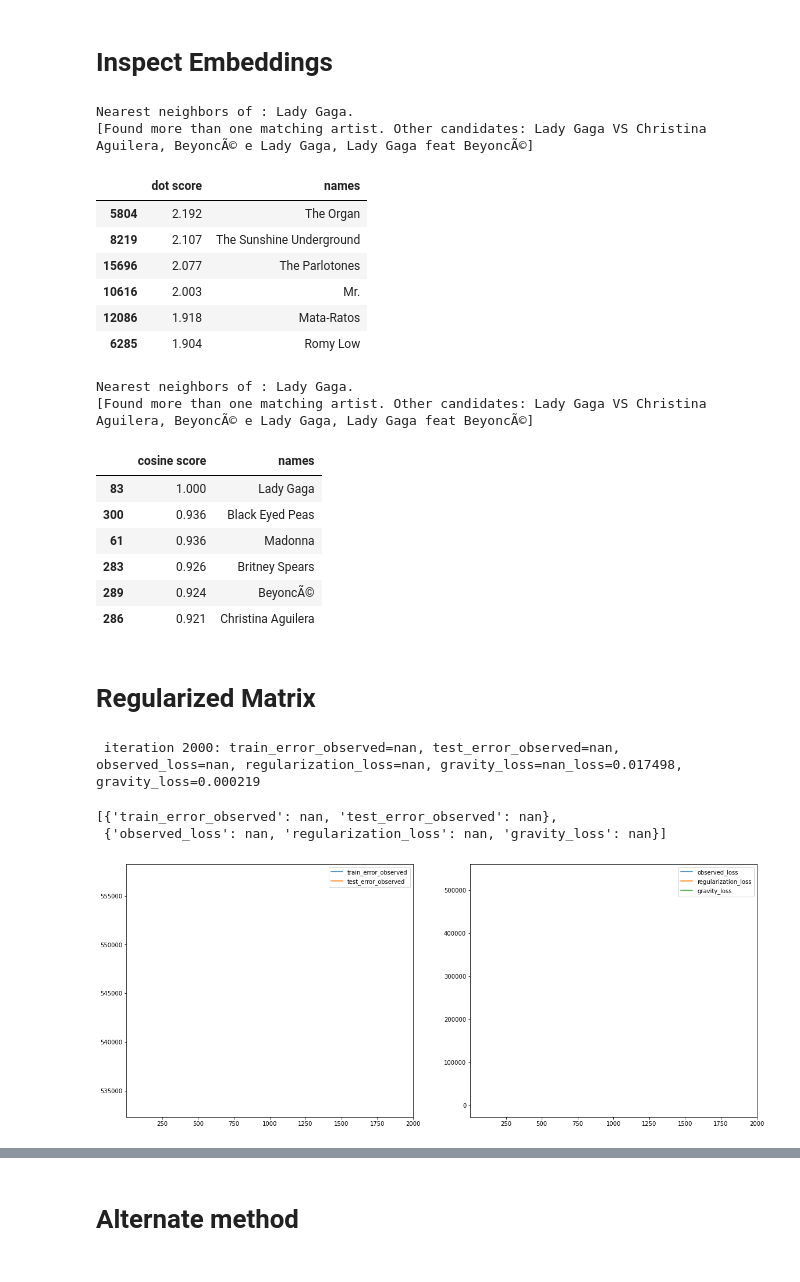
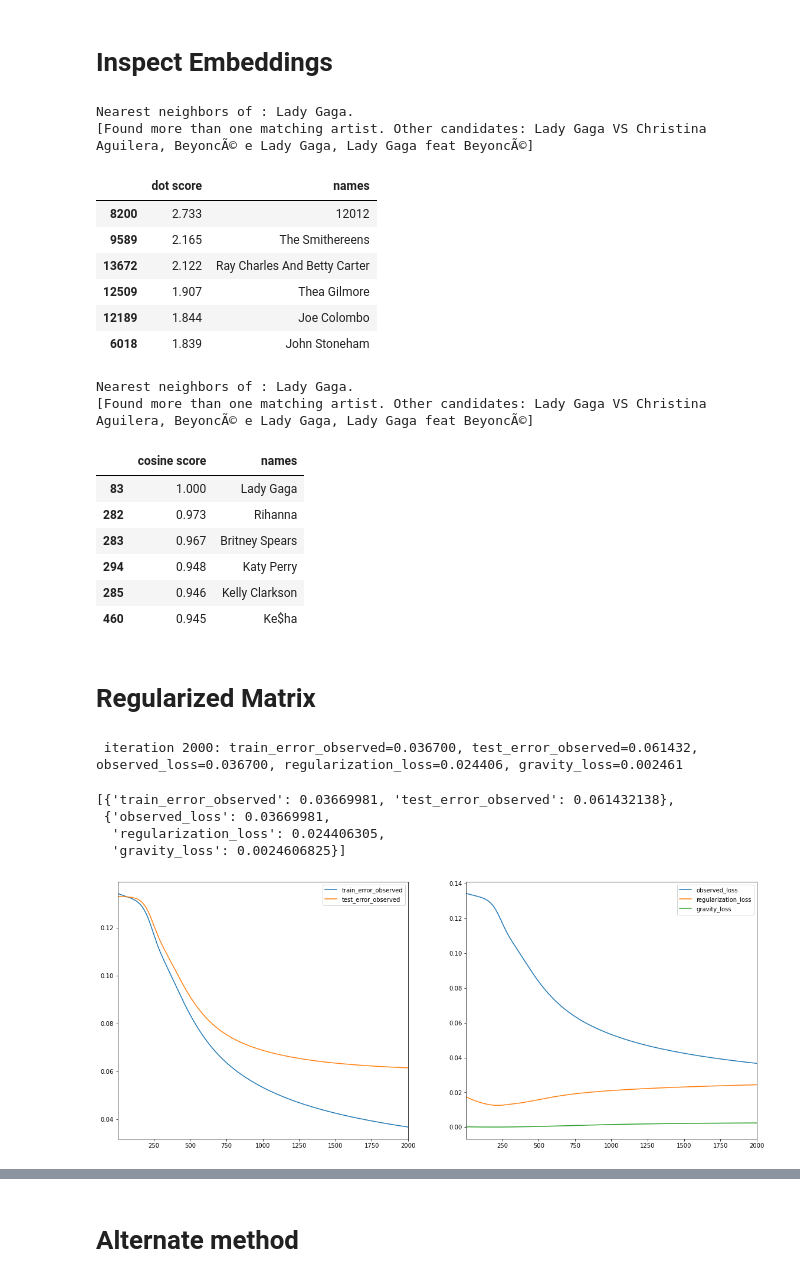
Before and after one commit to kiansweeney11/Ca4015-final-assignment, a Jupyter notebook: recommender.ipynb, the cells around one changed output, grey strips where cells are left out. Saved outputs shown, nothing was run; the diff lists cells and outputs as text; code cells hidden in the pictures.

Commit message:
slight-model-change

```diff
--- a/recommender.ipynb
+++ b/recommender.ipynb
@@ -850,8 +850,8 @@ pt2.plot.bar(x = 'name', y = 'Percentage', rot = 40, figsize=(18, 6), color='gre
 <AxesSubplot:title={'center':'Percentage of users who listen to most popular artists'}, xlabel='Artist', ylabel='% of unique users who listen'>
 [figure]
 # %%
-values = [0.01, 0.02, 0.03, 0.04, 0.05]
+values = [1, 2, 3, 4, 5]
 for i in range(len(values)):
     x = len(artdf[artdf['Percentage'] <= values[i]])
-    print("The percentage of artists with " + str(values[i]) + " or less users listening to them is " + str(x) + ".")
+    print("The percentage of artists with " + str(values[i]) + "% or less users listening to them is " + str(x) + ".")
 # %% [output]
@@ -1104,3 +1104,9 @@ def split_dataframe(df, holdout_fraction=0.1):
     return train, test
 # %%
 xyz = played[['userID', 'artID', 'played']]
+# %%
+xyz[xyz["played"] > 2000]["played"] = 2000
+
+indexes = xyz[xyz["played"] > 2000].index
+
+xyz.iloc[indexes,2] = 2000
@@ -1240,32 +1237,31 @@ artist_neighbors(model, "Lady Gaga", COSINE)
 Nearest neighbors of : Lady Gaga.
 [Found more than one matching artist. Other candidates: Lady Gaga VS Christina Aguilera, BeyoncÃ© e Lady Gaga, Lady Gaga feat BeyoncÃ©]
 |  | dot score | names |
-| 5804 | 2.192 | The Organ |
-| 8219 | 2.107 | The Sunshine Underground |
-| 15696 | 2.077 | The Parlotones |
-| 10616 | 2.003 | Mr. |
-| 12086 | 1.918 | Mata-Ratos |
-| 6285 | 1.904 | Romy Low |
+| 8200 | 2.733 | 12012 |
+| 9589 | 2.165 | The Smithereens |
+| 13672 | 2.122 | Ray Charles And Betty Carter |
+| 12509 | 1.907 | Thea Gilmore |
+| 12189 | 1.844 | Joe Colombo |
+| 6018 | 1.839 | John Stoneham |
 Nearest neighbors of : Lady Gaga.
 [Found more than one matching artist. Other candidates: Lady Gaga VS Christina Aguilera, BeyoncÃ© e Lady Gaga, Lady Gaga feat BeyoncÃ©]
 |  | cosine score | names |
 | 83 | 1.000 | Lady Gaga |
-| 300 | 0.936 | Black Eyed Peas |
-| 61 | 0.936 | Madonna |
-| 283 | 0.926 | Britney Spears |
-| 289 | 0.924 | BeyoncÃ© |
-| 286 | 0.921 | Christina Aguilera |
+| 282 | 0.973 | Rihanna |
+| 283 | 0.967 | Britney Spears |
+| 294 | 0.948 | Katy Perry |
+| 285 | 0.946 | Kelly Clarkson |
+| 460 | 0.945 | Ke$ha |
 # %% [markdown]
 # Regularized Matrix
 # %%
 def gravity(U, V):
   return 1. / (U.shape[0].value * V.shape[0].value) * tf.reduce_sum(
-      tf.matmul(U, U, transpose_a=True) * tf.matmul(V, V, transpose_a=True))
+      tf.matmul(U, U, transpose_a = True) * tf.matmul(V, V, transpose_a = True))
 
-def build_regularized_model(
-    ratings, embedding_dim = 3, regularization_coeff = .1, gravity_coeff = 1., init_stddev = 0.1):
+def build_regularized_model(data, embedding_dim = 3, regularization_coeff = .1, gravity_coeff = 1., init_stddev = 0.1):
   # Split the ratings DataFrame into train and test.
-  train_ratings, test_ratings = split_dataframe(played)
+  train_ratings, test_ratings = split_dataframe(xyz)
   # SparseTensor representation of the train and test datasets.
   A_train = build_rating_sparse_tensor(train_ratings)
   A_test = build_rating_sparse_tensor(test_ratings)
@@ -1291,12 +1287,14 @@ def build_regularized_model(
   }
   embeddings = {"userID": U, "artID": V}
 
-  return CFModel(embeddings, total_loss, [losses, loss_components])
+  return CFModel(embeddings, total_loss, [losses, loss_components]), U, V
 # %%
-reg_model = build_regularized_model(played, regularization_coeff=0.1, gravity_coeff=1.0, embedding_dim=35, init_stddev=.05)
+reg_model, u, v  = build_regularized_model(xyz, regularization_coeff=0.1, gravity_coeff=1.0, embedding_dim=35, init_stddev=.05)
 reg_model.train(num_iterations=2000, learning_rate=20.)
 # %% [output]
- iteration 2000: train_error_observed=nan, test_error_observed=nan, observed_loss=nan, regularization_loss=nan, gravity_loss=nan_loss=0.017498, gravity_loss=0.000219
+ iteration 2000: train_error_observed=0.036700, test_error_observed=0.061432, observed_loss=0.036700, regularization_loss=0.024406, gravity_loss=0.002461
-[{'train_error_observed': nan, 'test_error_observed': nan},
- {'observed_loss': nan, 'regularization_loss': nan, 'gravity_loss': nan}]
+[{'train_error_observed': 0.03669981, 'test_error_observed': 0.061432138},
+ {'observed_loss': 0.03669981,
+  'regularization_loss': 0.024406305,
+  'gravity_loss': 0.0024606825}]
-[figure, old version]
+[figure, new version]
```
Also changed, not shown: parts of 8 cells of this notebook.
